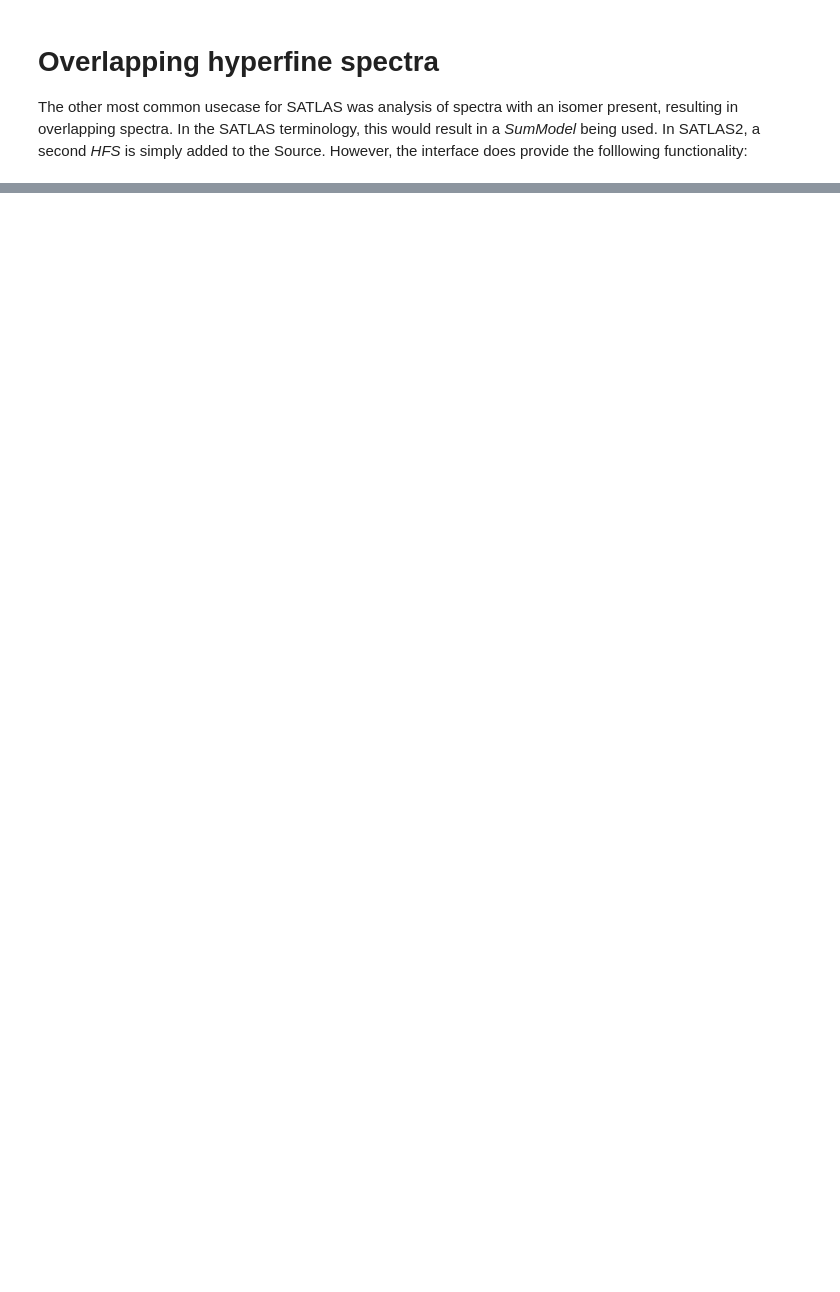
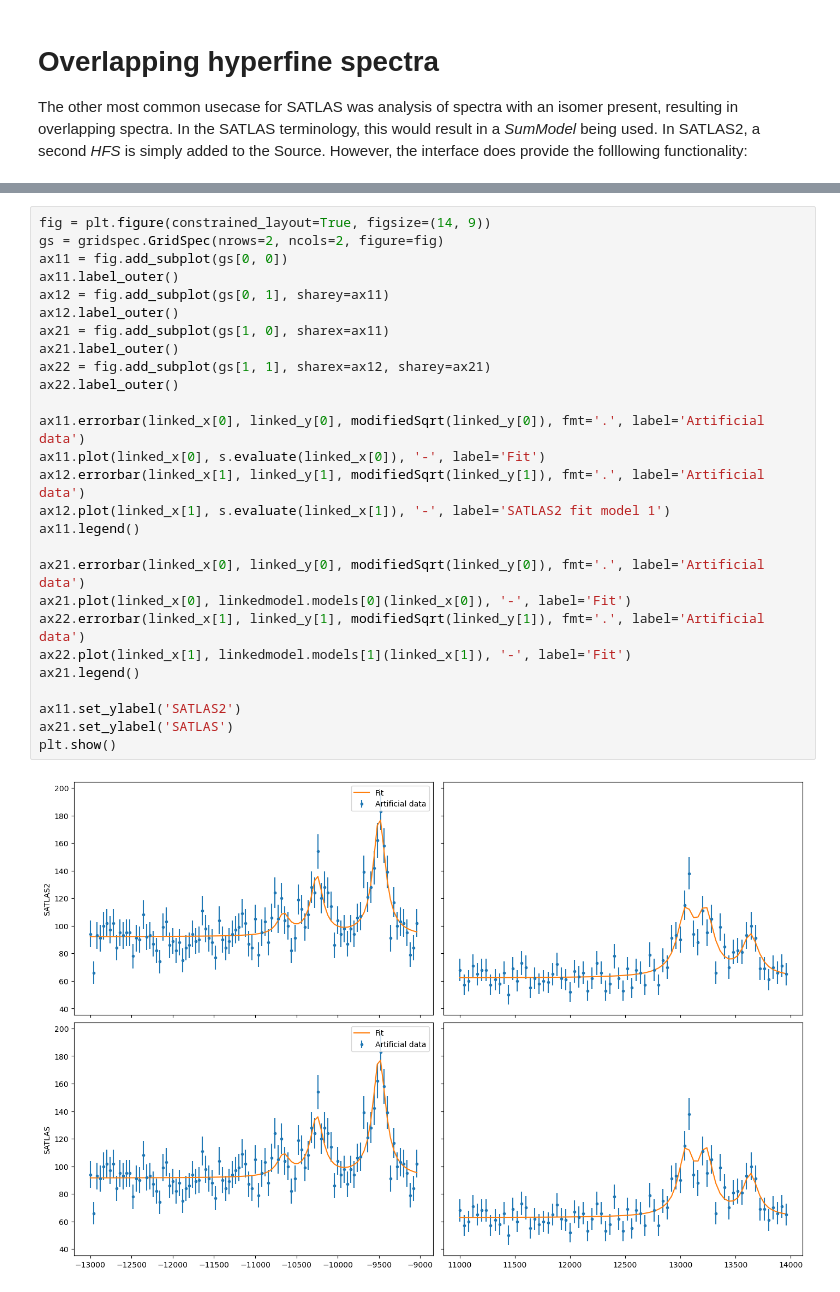
Before and after one commit to IKS-nm/satlas2, a Jupyter notebook: examples/interface.ipynb, the cells around one changed output, grey strips where cells are left out. Cells and saved outputs as stored; diff of their text form; blank space fills up the shorter version.

```diff
--- a/examples/interface.ipynb
+++ b/examples/interface.ipynb
@@ -236,0 +443,29 @@ The difference in result is due to the original SATLAS not implementing a Step b
+# %%
+fig = plt.figure(constrained_layout=True, figsize=(14, 9))
+gs = gridspec.GridSpec(nrows=2, ncols=2, figure=fig)
+ax11 = fig.add_subplot(gs[0, 0])
+ax11.label_outer()
+ax12 = fig.add_subplot(gs[0, 1], sharey=ax11)
+ax12.label_outer()
+ax21 = fig.add_subplot(gs[1, 0], sharex=ax11)
+ax21.label_outer()
+ax22 = fig.add_subplot(gs[1, 1], sharex=ax12, sharey=ax21)
+ax22.label_outer()
+
+ax11.errorbar(linked_x[0], linked_y[0], modifiedSqrt(linked_y[0]), fmt='.', label='Artificial data')
+ax11.plot(linked_x[0], s.evaluate(linked_x[0]), '-', label='Fit')
+ax12.errorbar(linked_x[1], linked_y[1], modifiedSqrt(linked_y[1]), fmt='.', label='Artificial data')
+ax12.plot(linked_x[1], s.evaluate(linked_x[1]), '-', label='SATLAS2 fit model 1')
+ax11.legend()
+
+ax21.errorbar(linked_x[0], linked_y[0], modifiedSqrt(linked_y[0]), fmt='.', label='Artificial data')
+ax21.plot(linked_x[0], linkedmodel.models[0](linked_x[0]), '-', label='Fit')
+ax22.errorbar(linked_x[1], linked_y[1], modifiedSqrt(linked_y[1]), fmt='.', label='Artificial data')
+ax22.plot(linked_x[1], linkedmodel.models[1](linked_x[1]), '-', label='Fit')
+ax21.legend()
+
+ax11.set_ylabel('SATLAS2')
+ax21.set_ylabel('SATLAS')
+plt.show()
+# %% [output]
+[figure, added]
```
Also changed, not shown: parts of 8 cells of this notebook, 8 other files.
